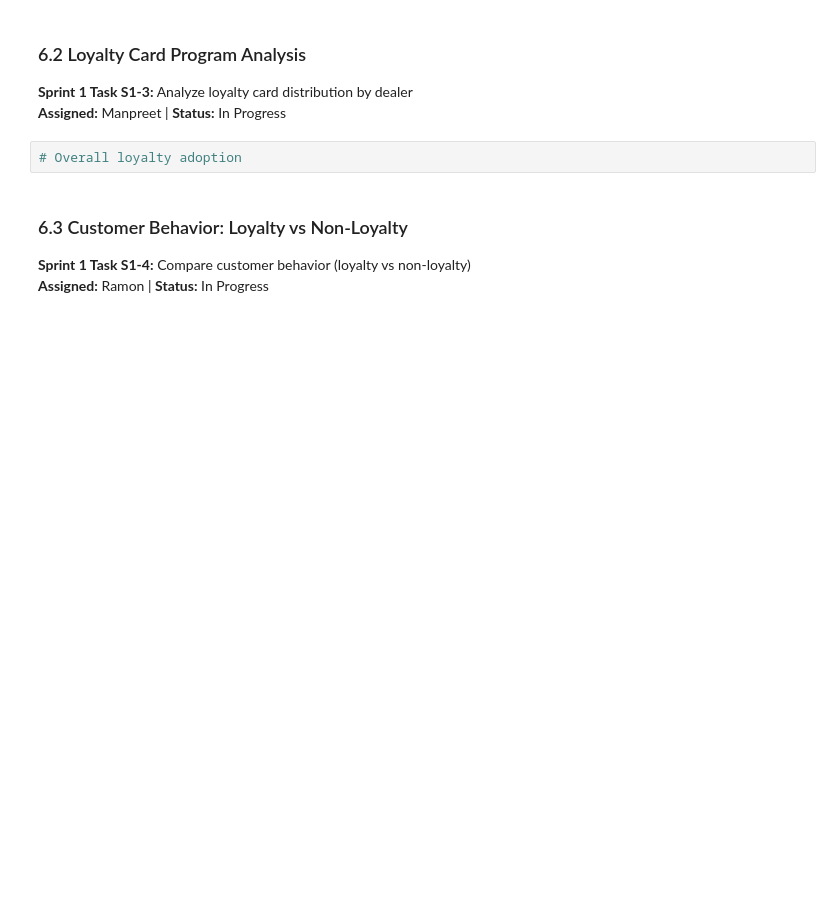
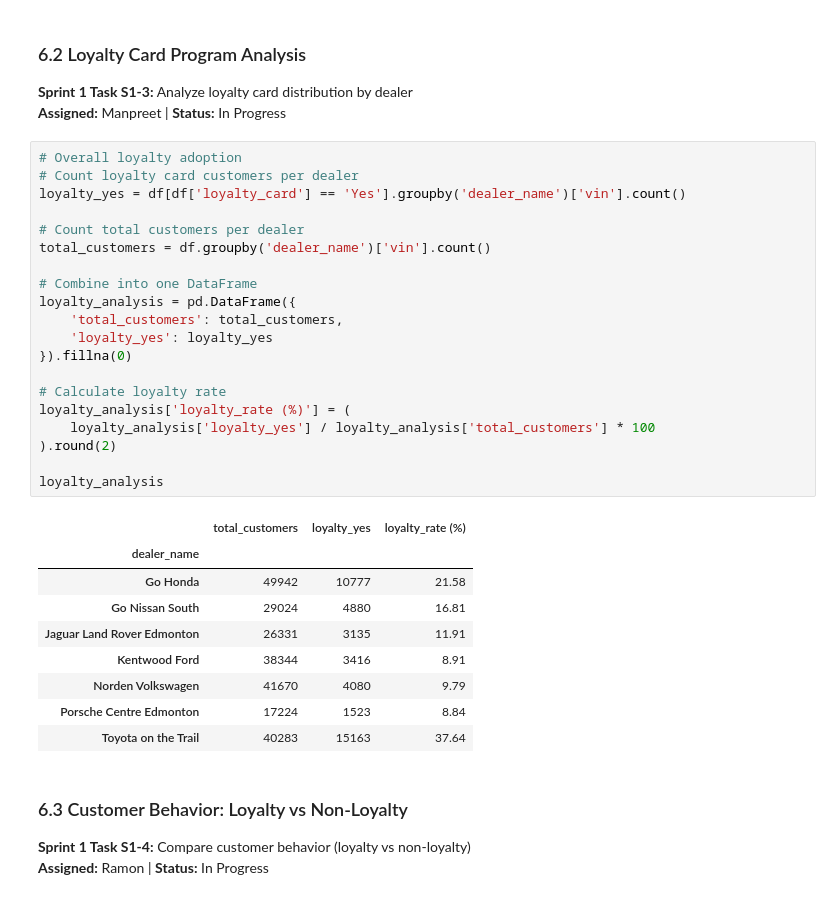
Before and after one commit to rbrabusa/cmpt3830_alpaca, a Jupyter notebook: cmpt3830_phase_1_go_auto.ipynb, the cells around one changed output. Drawn from its saved outputs; the diff is of its cells as text; blank space fills up the shorter version.

```diff
--- a/cmpt3830_phase_1_go_auto.ipynb
+++ b/cmpt3830_phase_1_go_auto.ipynb
@@ -322,8 +319,36 @@ highest avg revenue: Go Honda ($0.91)
 
 **Sprint 1 Task S1-3:** Analyze loyalty card distribution by dealer
 **Assigned:** Manpreet | **Status:** In Progress
-# %%
-# Overall loyalty adoption
+# %%
+# Overall loyalty adoption
+# Count loyalty card customers per dealer
+loyalty_yes = df[df['loyalty_card'] == 'Yes'].groupby('dealer_name')['vin'].count()
+
+# Count total customers per dealer
+total_customers = df.groupby('dealer_name')['vin'].count()
+
+# Combine into one DataFrame
+loyalty_analysis = pd.DataFrame({
+    'total_customers': total_customers,
+    'loyalty_yes': loyalty_yes
+}).fillna(0)
+
+# Calculate loyalty rate
+loyalty_analysis['loyalty_rate (%)'] = (
+    loyalty_analysis['loyalty_yes'] / loyalty_analysis['total_customers'] * 100
+).round(2)
+
+loyalty_analysis
+# %% [output]
+|  | total_customers | loyalty_yes | loyalty_rate (%) |
+| dealer_name |  |  |  |
+| Go Honda | 49942 | 10777 | 21.58 |
+| Go Nissan South | 29024 | 4880 | 16.81 |
+| Jaguar Land Rover Edmonton | 26331 | 3135 | 11.91 |
+| Kentwood Ford | 38344 | 3416 | 8.91 |
+| Norden Volkswagen | 41670 | 4080 | 9.79 |
+| Porsche Centre Edmonton | 17224 | 1523 | 8.84 |
+| Toyota on the Trail | 40283 | 15163 | 37.64 |
 # %% [markdown]
 ### 6.3 Customer Behavior: Loyalty vs Non-Loyalty
 
```
Also changed, not shown: parts of 2 cells of this notebook.
